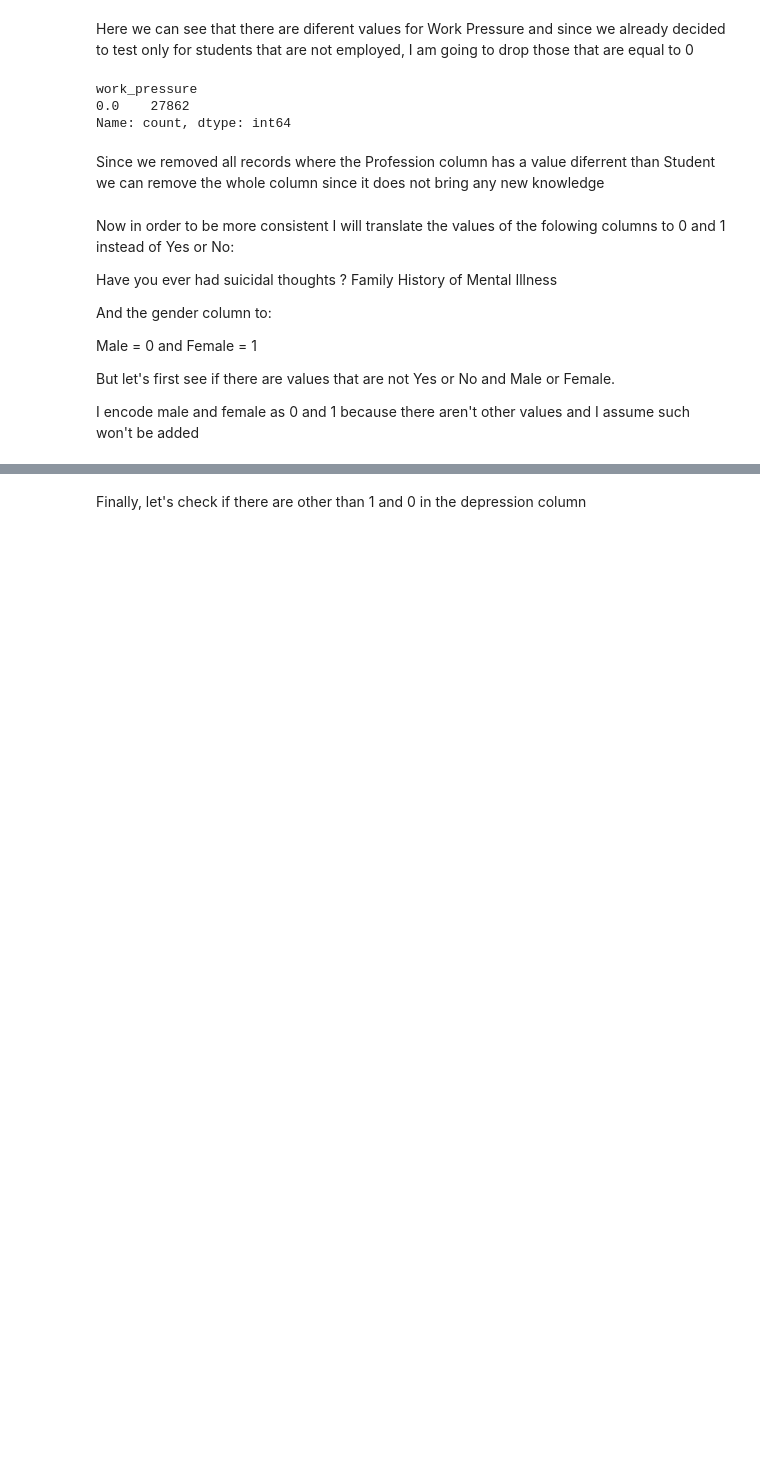
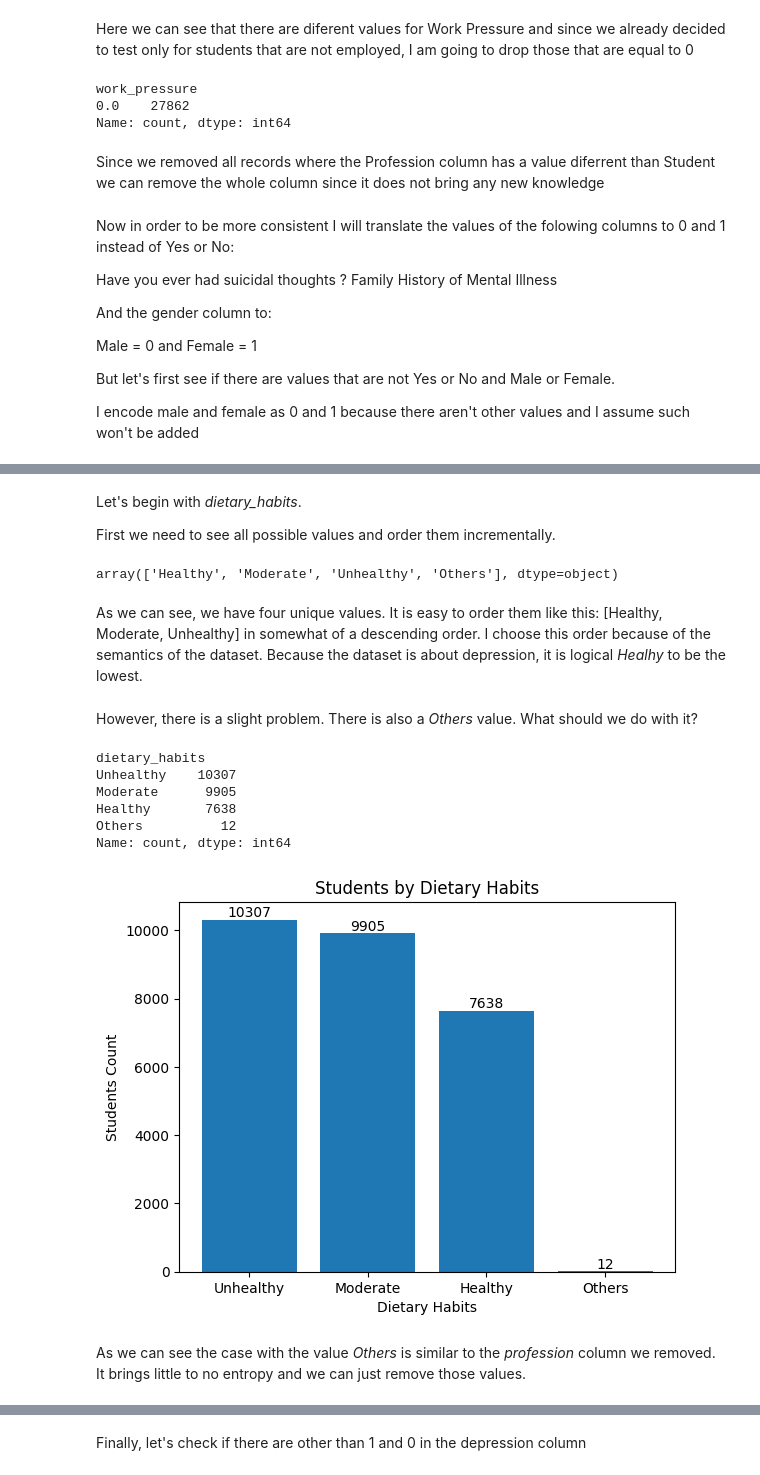
Before and after one commit to VladoDev03/mental-cognitive-disorders-analysis, a Jupyter notebook: disorders-analysis/disorders-analysis.ipynb, the cells around one changed output, grey strips where cells are left out. Cells and saved outputs as stored; diff of their text form; code cells hidden in the pictures; blank space fills up the shorter version.

```diff
--- a/disorders-analysis/disorders-analysis.ipynb
+++ b/disorders-analysis/disorders-analysis.ipynb
@@ -186,0 +194,41 @@ binary_encode(student_depression_data, "gender", "Male", "Female")
+# %% [markdown]
+Let's begin with *dietary_habits*.
+
+First we need to see all possible values and order them incrementally.
+# %%
+student_depression_data.dietary_habits.unique()
+# %% [output]
+array(['Healthy', 'Moderate', 'Unhealthy', 'Others'], dtype=object)
+# %% [markdown]
+As we can see, we have four unique values. It is easy to order them like this: [Healthy, Moderate, Unhealthy] in somewhat of a descending order. I choose this order because of the semantics of the dataset. Because the dataset is about depression, it is logical *Healhy* to be the lowest.
+# %% [markdown]
+However, there is a slight problem. There is also a *Others* value. What should we do with it?
+# %%
+student_depression_data.dietary_habits.value_counts()
+# %% [output]
+dietary_habits
+Unhealthy    10307
+Moderate      9905
+Healthy       7638
+Others          12
+Name: count, dtype: int64
+# %%
+profession_stats = student_depression_data['dietary_habits'].value_counts()
+
+professions = profession_stats.index
+counts = profession_stats.values
+
+plt.bar(professions, counts)
+plt.title("Students by Dietary Habits")
+plt.xlabel("Dietary Habits")
+plt.ylabel("Students Count")
+
+# Add counts on top of bars
+for i, count in enumerate(counts):
+    plt.text(i, count, str(count), ha='center', va='bottom')
+
+plt.show()
+# %% [output]
+[figure, added]
+# %% [markdown]
+As we can see the case with the value *Others* is similar to the *profession* column we removed. It brings little to no entropy and we can just remove those values.
```
Also changed, not shown: parts of 16 cells of this notebook.
